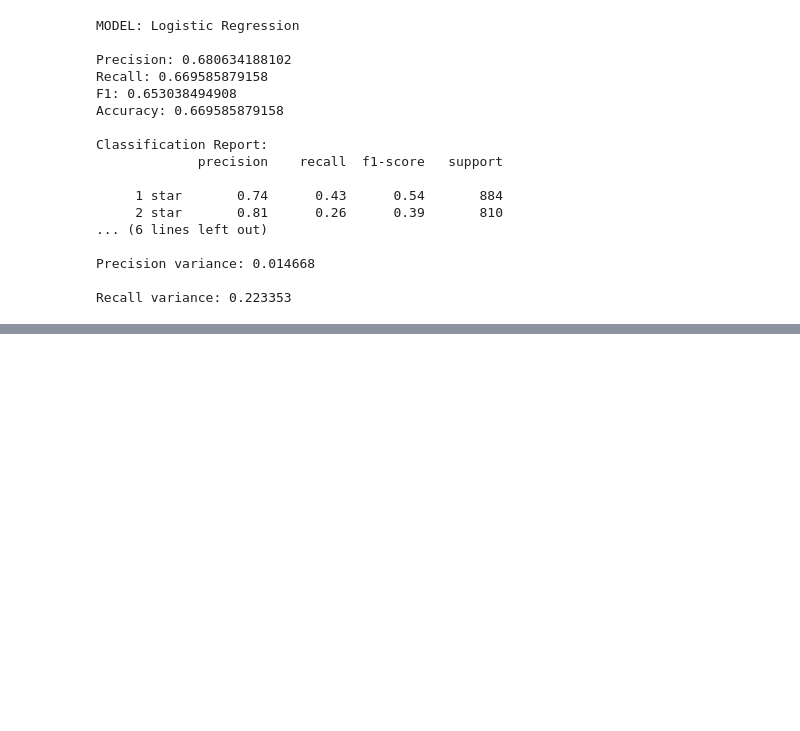
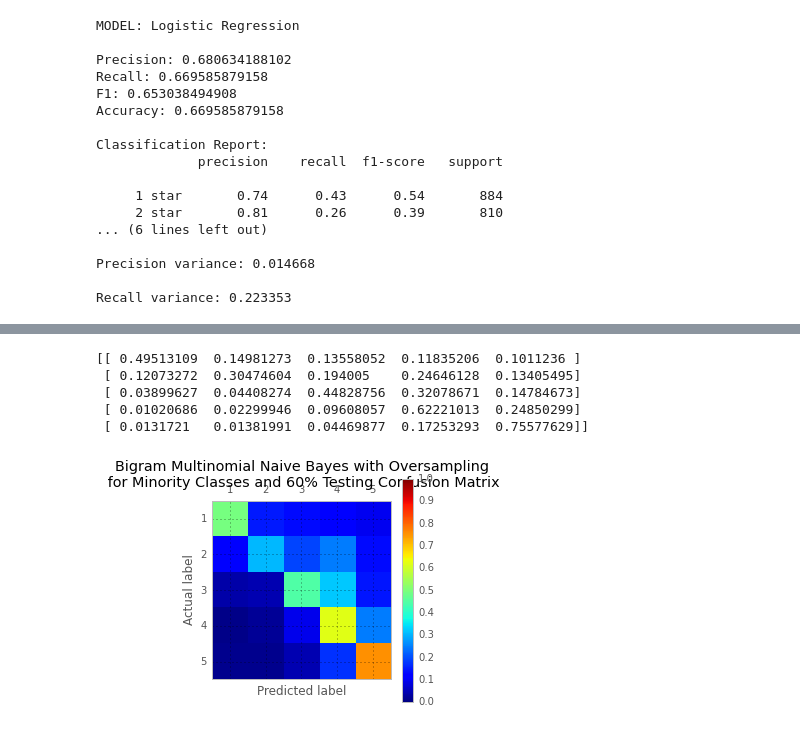
Before and after one commit to kevin11h/YelpDatasetChallengeDataScienceAndMachineLearningUCSD, a Jupyter notebook: Yelp Predictive Analytics.ipynb, the cells around one changed output, grey strips where cells are left out. Cells and saved outputs as stored; diff of their text form; code cells hidden in the pictures; blank space fills up the shorter version.

```diff
--- a/Yelp Predictive Analytics.ipynb
+++ b/Yelp Predictive Analytics.ipynb
@@ -1467,0 +1457,18 @@ Recall variance: 0.223353
+# %%
+sixty_oversampling_bigram_multinomial_feature_matrix_train = bigram_vectorizer.fit_transform(train_X)
+sixty_oversampling_bigram_multinomial_feature_matrix_test = bigram_vectorizer.transform(test_X)
+sixty_oversampling_bigram_multinomial_nb_classifier = MultinomialNB().fit(sixty_oversampling_bigram_multinomial_feature_matrix_train, train_y)
+sixty_oversampling_bigram_multinomial_nb_prediction = sixty_oversampling_bigram_multinomial_nb_classifier.predict(sixty_oversampling_bigram_multinomial_feature_matrix_test)
+# %%
+sixty_oversampling_bigram_multinomial_confusion_matrix = confusion_matrix(test_y, sixty_oversampling_bigram_multinomial_nb_prediction)
+print make_confusion_matrix_relative(sixty_oversampling_bigram_multinomial_confusion_matrix)
+plot_confusion_matrix(sixty_oversampling_bigram_multinomial_confusion_matrix,
+                      'Bigram Multinomial Naive Bayes with Oversampling \n for Minority Classes and 60% Testing Confusion Matrix',
+                      savefilename='SixtyBigramMultinomialOversamplingCM.png')
+# %% [output]
+[[ 0.49513109  0.14981273  0.13558052  0.11835206  0.1011236 ]
+ [ 0.12073272  0.30474604  0.194005    0.24646128  0.13405495]
+ [ 0.03899627  0.04408274  0.44828756  0.32078671  0.14784673]
+ [ 0.01020686  0.02299946  0.09608057  0.62221013  0.24850299]
+ [ 0.0131721   0.01381991  0.04469877  0.17253293  0.75577629]]
+[figure, added]
```
Also changed, not shown: parts of 75 cells of this notebook.
